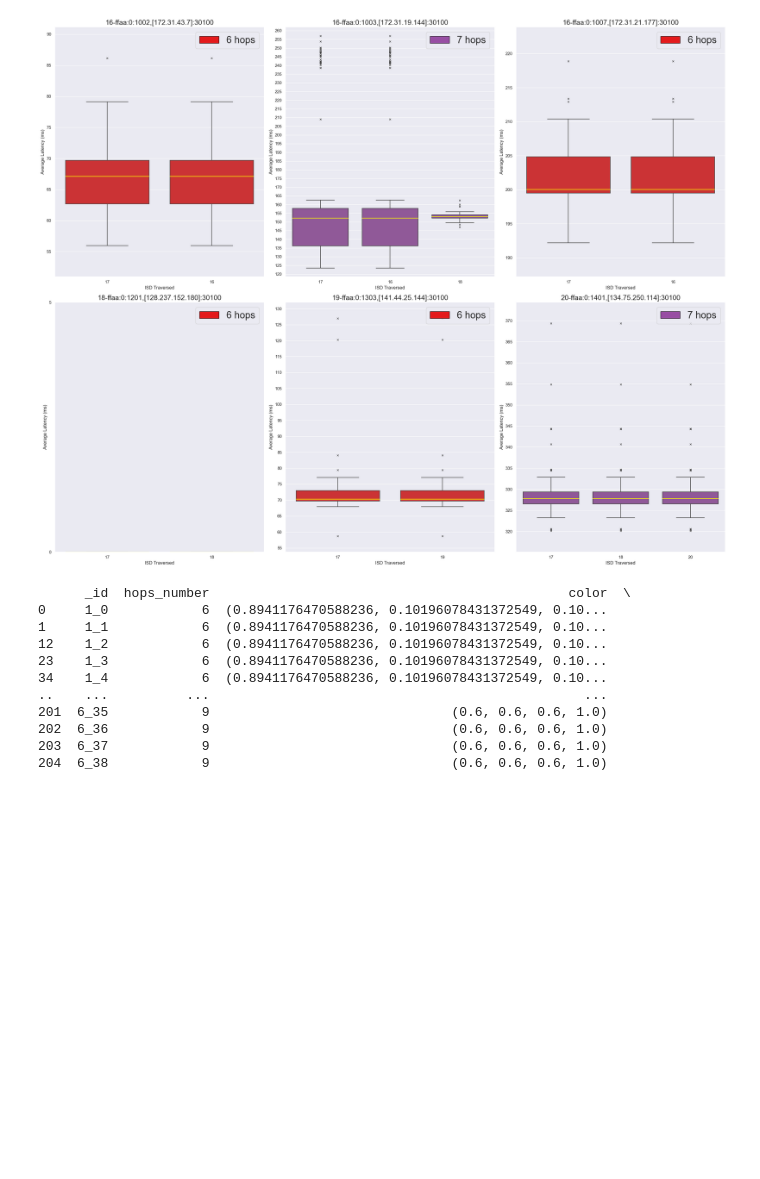
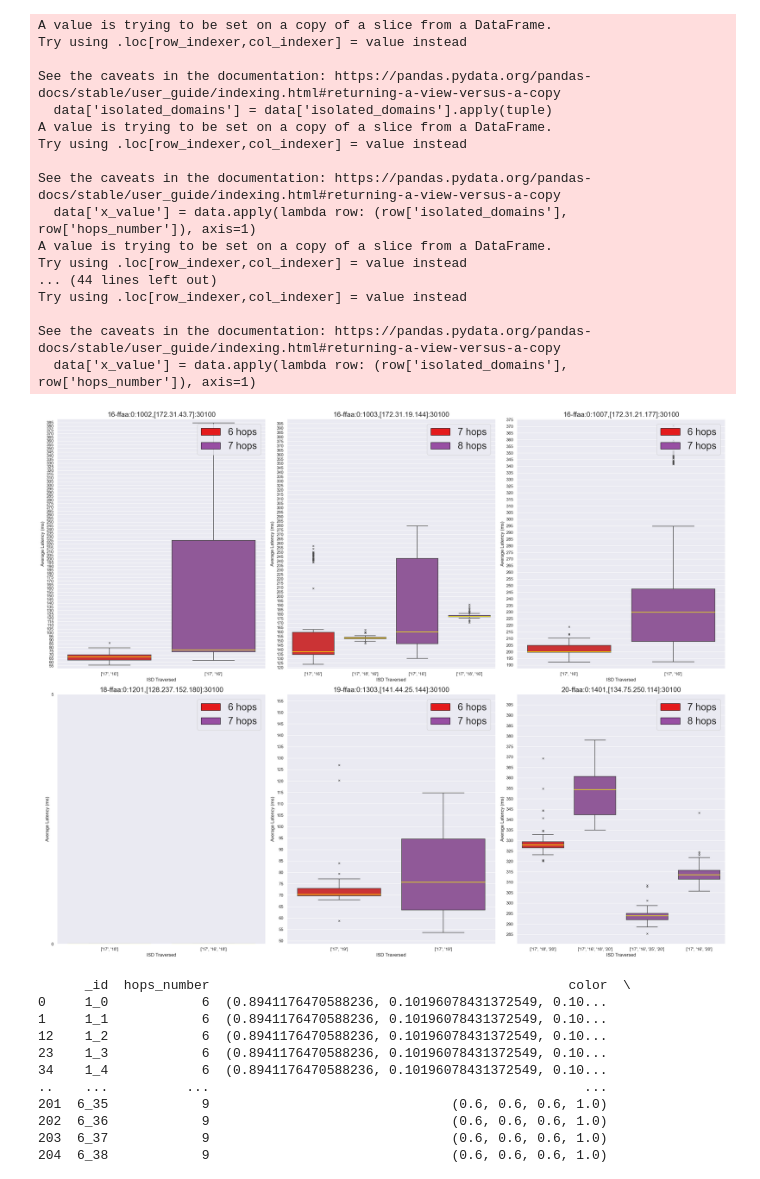
Before and after one commit to leonardoboldrini/SCION-Test-Suite, a Jupyter notebook: test.ipynb, the cells around one changed output. Cells and saved outputs as stored; diff of their text form; code cells hidden in the pictures; blank space fills up the shorter version.

```diff
--- a/test.ipynb
+++ b/test.ipynb
@@ -30,19 +33,3 @@ df['hops_number'] = pd.to_numeric(df['hops_number']).astype(int)
 
 # Remove the timestamp from the _id column and save it back to the dataframe as "serverId_pathId"
 df['_id'] = df['_id'].apply(lambda x: re.sub(r'_(\d{4}-\d{2}-\d{2}).*|-\d{2}:\d{2}:\d{2}\.\d{6}|_$', '', x))
-# %%
-# List of unique destinations in DataFrame
-destinations = df['_id'].str.split('_', expand=True)[0].unique()
-
-#sort the dataframe by hops_number
-df_sorted = df.sort_values(by='hops_number')
-
-# Get the number of unique 'hops_number' values
-num_hops = len(df_sorted['hops_number'].unique())
-
-colormap = plt.cm.get_cmap('Set1', num_hops)
-
-# Create a dictionary to map 'hops_number' to colors
-color_dict = {hops: colormap(i) for i, hops in enumerate(df_sorted['hops_number'].unique())}
-
-df['color'] = df['hops_number'].map(color_dict)
@@ -145,7 +189,6 @@ fig, axes = plt.subplots(nrows=2, ncols=3, figsize=(25, 20))
 
 # Filter the DataFrame to include only the necessary columns
 filtered_df = df[['_id', 'avg_latency', 'isolated_domains', 'hops_number', 'color']]
-exploded_df = filtered_df.explode('isolated_domains')
 
 # Flatten the axes array to iterate over each subplot
 axes = axes.flatten()
@@ -159,47 +202,81 @@ for i, destination in enumerate(destinations):
     ax = axes[i]  # Get the current subplot
     ax.set_yticks(custom_ticks, [str(tick) for tick in custom_ticks])
 
-    min_hops = exploded_df[exploded_df['_id'].str.startswith(destination)]['hops_number'].min()
+    min_hops = filtered_df[filtered_df['_id'].str.startswith(destination)]['hops_number'].min()
 
     # Filter the DataFrame for the current destination and minimum number of hops
-    data = exploded_df[exploded_df['_id'].str.startswith(destination) & (exploded_df['hops_number'] == min_hops)]
+    data = filtered_df[filtered_df['_id'].str.startswith(destination) & (filtered_df['hops_number'] <= min_hops+1)]
 
-    # Create a sub DataFrame with all the ids for the current destination
-    sub_df = [d for i,d in enumerate(data['isolated_domains'].unique())]
+    #print(data)
 
+    data['isolated_domains'] = data['isolated_domains'].apply(tuple)
+    data['x_value'] = data.apply(lambda row: (row['isolated_domains'], row['hops_number']), axis=1)
+
+    #print(data_groupedby_isd_and_hops)
+
+    # Create a sub DataFrame with all the isds for the current destination
+    sub_df = [d for _,d in enumerate(data['x_value'].unique())]
+
+    #print(sub_df)
     # Create a list of colors, It retrieves the color of the ISD with the minimum number of hops
-    box_color = [data[data['isolated_domains'] == domain]['color'].iloc[0] for domain in sub_df]
+    box_color = [data[data['x_value'] == domain]['color'].iloc[0] for domain in sub_df]
+
+    #print(box_color)
 
     # Create a dictionary mapping colors to number of hops
     color_hops_dict = {color: data[data['color'] == color]['hops_number'].iloc[0] for color in set(box_color) if color is not None and not data[data['color'] == color].empty}
 
+    #print(color_hops_dict)
+
     # Create the whisker plot for the current destination
-    sns.boxplot(data=data, x=data['isolated_domains'], y="avg_latency", palette=box_color, flierprops={"marker": "x"}, medianprops={"color" : "yellow"}, ax=ax)
+    sns.boxplot(data=data, x=data['x_value'], y="avg_latency", palette=box_color, flierprops={"marker": "x"}, medianprops={"color" : "yellow"}, ax=ax)
+
+    sorted_color_hops_dict = {k: v for k, v in sorted(color_hops_dict.items(), key=lambda item: item[1])}
 
     # Create a custom legend using the unique colors in the box_color list
-    legend_handles = [mpatches.Rectangle((0, 0), 1, 1, facecolor=color, edgecolor='black') for color in color_hops_dict.keys()]
+    legend_handles = [mpatches.Rectangle((0, 0), 1, 1, facecolor=color, edgecolor='black') for color in sorted_color_hops_dict.keys()]
 
-    legend_labels = [f"{min_hops} hops"]
+    legend_labels = [f"{sorted_color_hops_dict[color]} hops" for color in set(sorted_color_hops_dict.keys())]
+    legend_labels.sort(key=lambda x: int(x.split()[0]))
 
     ax.legend(legend_handles, legend_labels, loc='upper right', prop={'size': 25})  # Add the legend to the subplot
     ax.set_xlabel("ISD Traversed")
     ax.set_ylabel("Average Latency (ms)")
 
     min_latency = data['avg_latency'].min()
     max_latency = data['avg_latency'].max()
 
     ax.set_ylim([max(0, min_latency-5), min(400, max_latency+5)])
 
     # Gets the source address of the current destination
     server = servers_df[servers_df['_id'] == int(destination)]['source_address'].iloc[0]
 
     ax.set_title(f"{server}", fontsize=18)  # Set the title for the subplot
 
+    ax.set_xticklabels([str(list(tick[0])) for tick in data['x_value'].unique()])
+
 # Adjust the layout of the subplots
 plt.tight_layout()
 plt.show()
 # %% [output]
+A value is trying to be set on a copy of a slice from a DataFrame.
+Try using .loc[row_indexer,col_indexer] = value instead
+
+See the caveats in the documentation: https://pandas.pydata.org/pandas-docs/stable/user_guide/indexing.html#returning-a-view-versus-a-copy
+  data['isolated_domains'] = data['isolated_domains'].apply(tuple)
+A value is trying to be set on a copy of a slice from a DataFrame.
+Try using .loc[row_indexer,col_indexer] = value instead
+
+See the caveats in the documentation: https://pandas.pydata.org/pandas-docs/stable/user_guide/indexing.html#returning-a-view-versus-a-copy
+  data['x_value'] = data.apply(lambda row: (row['isolated_domains'], row['hops_number']), axis=1)
+A value is trying to be set on a copy of a slice from a DataFrame.
+Try using .loc[row_indexer,col_indexer] = value instead
+... (44 lines left out)
+Try using .loc[row_indexer,col_indexer] = value instead
+
+See the caveats in the documentation: https://pandas.pydata.org/pandas-docs/stable/user_guide/indexing.html#returning-a-view-versus-a-copy
+  data['x_value'] = data.apply(lambda row: (row['isolated_domains'], row['hops_number']), axis=1)
-[figure, old version]
+[figure, new version]
 # %%
 # Perform aggregation on the bandwidth columns
 df['avg_bandwidth_cs_MTU'] = pd.to_numeric(df['avg_bandwidth_cs_MTU'].str.replace('Mbps', ''), errors='coerce').fillna(0)
```
Also changed, not shown: parts of 6 cells of this notebook, 3 other files.
